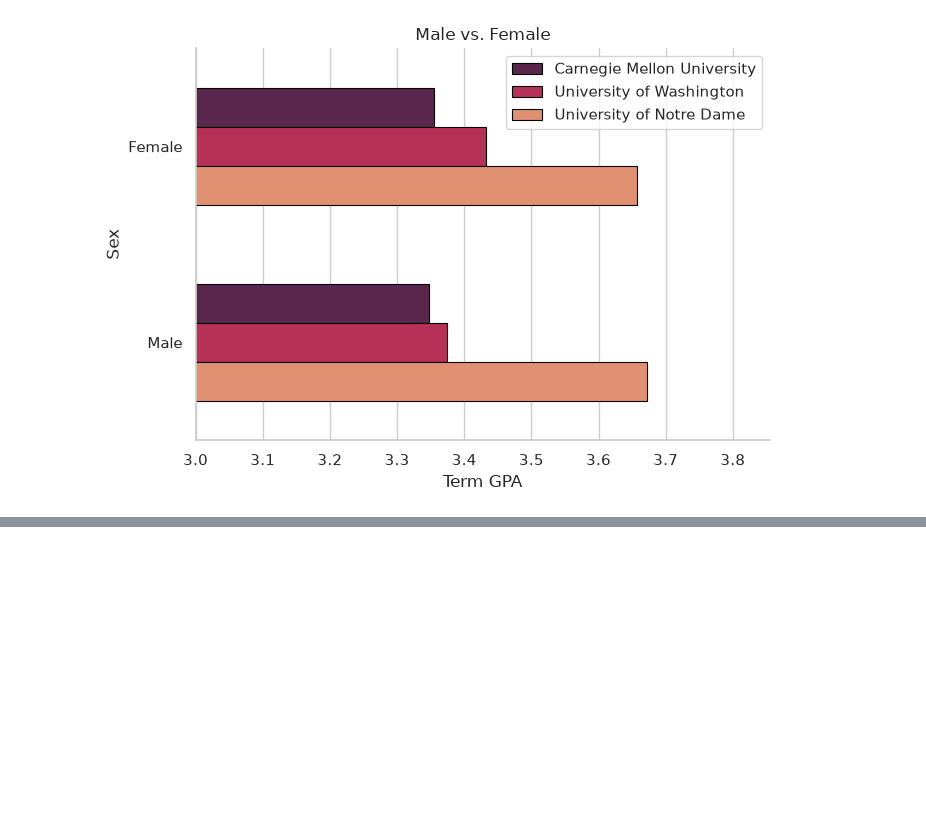
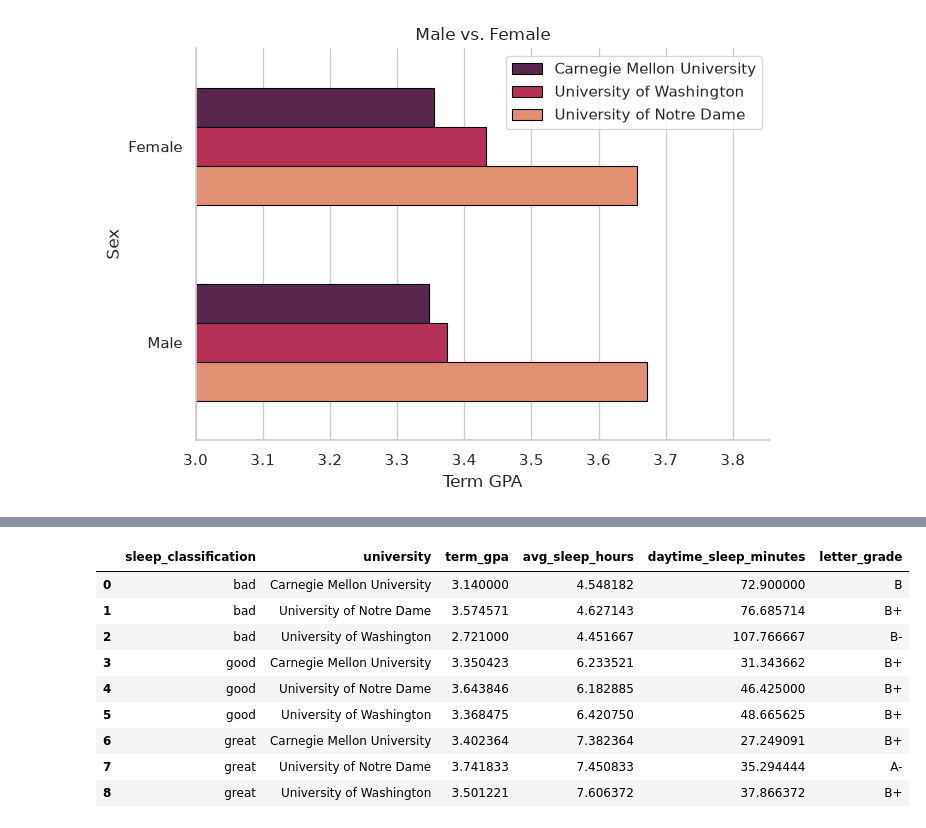
Before and after one commit to ethan-mathews24/EDS217, a Jupyter notebook: KEN.ipynb, the cells around one changed output, grey strips where cells are left out. Saved outputs shown, nothing was run; the diff lists cells and outputs as text; code cells hidden in the pictures; blank space fills up the shorter version.

```diff
--- a/KEN.ipynb
+++ b/KEN.ipynb
@@ -133,0 +155,10 @@ df.head()
+# %%
+classified_sleep = sorted.groupby(['sleep_classification', 'university']).agg({
+    'term_gpa': 'mean',
+    'avg_sleep_hours': 'mean',
+    'daytime_sleep_minutes' : 'mean'
+})
+
+reset_classified = classified_sleep.reset_index()
+
+reset_classified
@@ -168,0 +224,27 @@ plt.show()
+# %%
+def gradey(grade):
+    if 2.7 <= grade < 3:
+        return 'B-'
+    elif 3 <= grade < 3.3:
+        return 'B'
+    elif 3.3 <= grade < 3.7:
+        return 'B+'
+    elif 3.7 <= grade < 4 :
+        return 'A-'
+    else:
+        return 'A'
+# %%
+reset_classified['letter_grade'] = reset_classified['term_gpa'].apply(gradey)
+# %%
+reset_classified
+# %% [output]
+|  | sleep_classification | university | term_gpa | avg_sleep_hours | daytime_sleep_minutes | letter_grade |
+| 0 | bad | Carnegie Mellon University | 3.140000 | 4.548182 | 72.900000 | B |
+| 1 | bad | University of Notre Dame | 3.574571 | 4.627143 | 76.685714 | B+ |
+| 2 | bad | University of Washington | 2.721000 | 4.451667 | 107.766667 | B- |
+| 3 | good | Carnegie Mellon University | 3.350423 | 6.233521 | 31.343662 | B+ |
+| 4 | good | University of Notre Dame | 3.643846 | 6.182885 | 46.425000 | B+ |
+| 5 | good | University of Washington | 3.368475 | 6.420750 | 48.665625 | B+ |
+| 6 | great | Carnegie Mellon University | 3.402364 | 7.382364 | 27.249091 | B+ |
+| 7 | great | University of Notre Dame | 3.741833 | 7.450833 | 35.294444 | A- |
+| 8 | great | University of Washington | 3.501221 | 7.606372 | 37.866372 | B+ |
```
Also changed, not shown: parts of 7 cells of this notebook.
